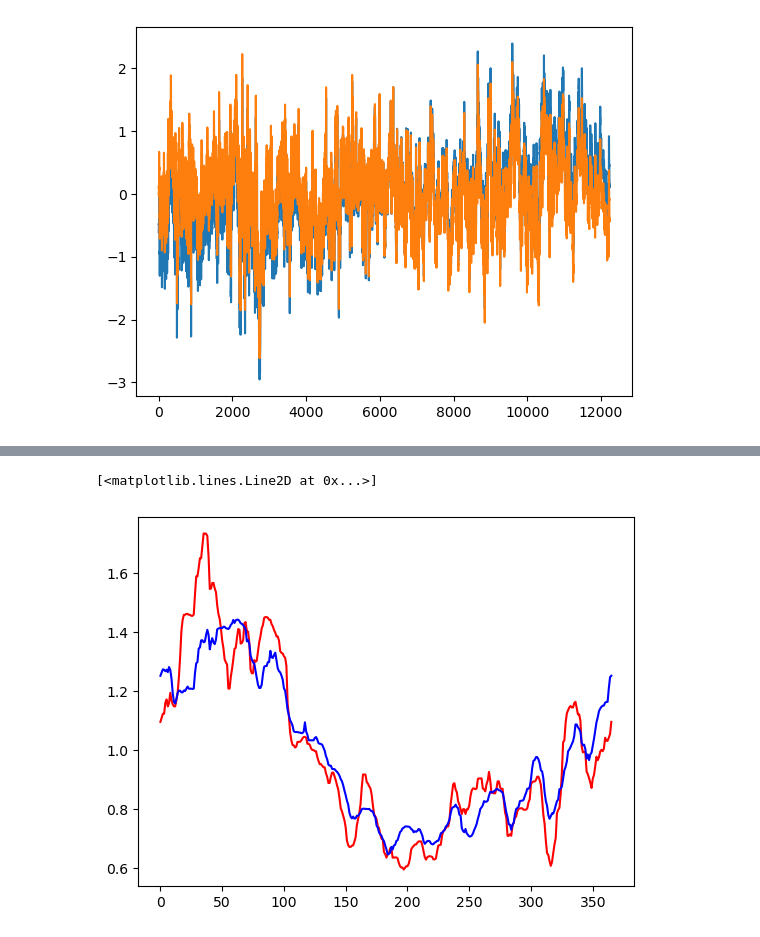
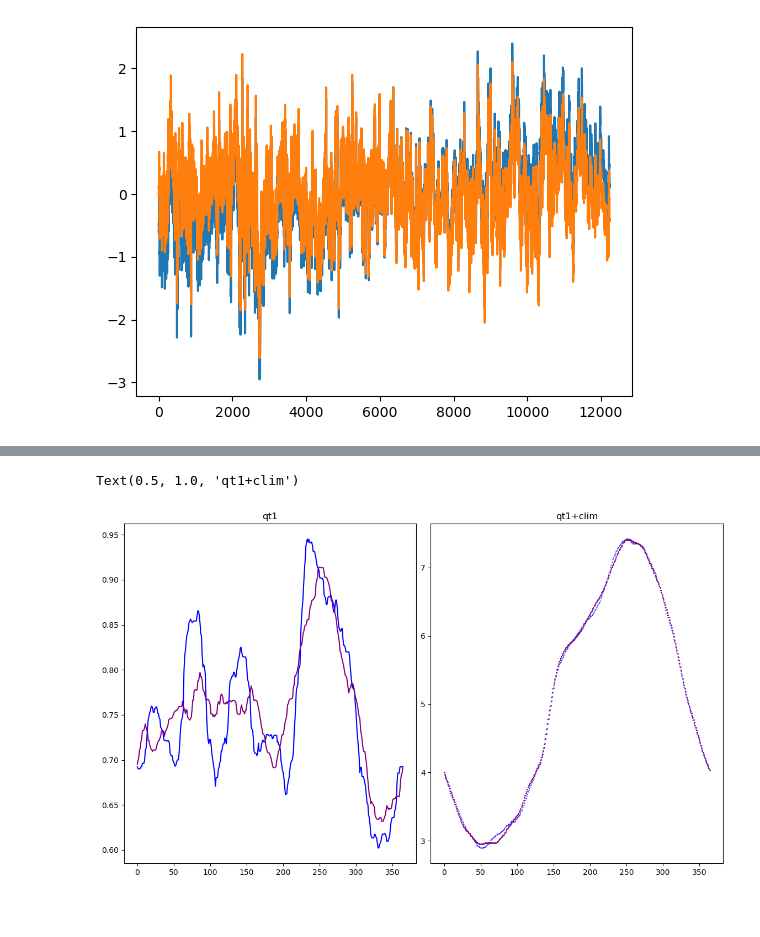
Before and after one commit to e-olson/MHW, a Jupyter notebook: MHW_Forecasts_New/checkOISSTDailyFiles.ipynb, the cells around one changed output, grey strips where cells are left out. Saved outputs shown, nothing was run; the diff lists cells and outputs as text; code cells hidden in the pictures; blank space fills up the shorter version.

```diff
--- a/MHW_Forecasts_New/checkOISSTDailyFiles.ipynb
+++ b/MHW_Forecasts_New/checkOISSTDailyFiles.ipynb
@@ -98,6 +124,13 @@ plt.plot(cSmooth.sst.isel(lat=jj+iy1,lon=ix1).values+fq.qt1[:-1,iy1,ix1]-20,'c.'
-# %%
-plt.plot(fq.qt1[:,iy2,ix2],'r-')
-plt.plot(fq.qt2[:,iy2,ix2],'b-')
-# %% [output]
-[<matplotlib.lines.Line2D at 0x...>]
-[figure, removed]
+# %%
+fig,ax=plt.subplots(1,2,figsize=(14,8),gridspec_kw={'hspace':.2,'wspace':.05})
+
+ax[0].plot(fqd15.qt1[:,iy1,ix1],'-',color='blue')
+ax[1].plot(cSmooth.sst.isel(lat=jj+iy1,lon=ix1).values+fqd15.qt1[:,iy1,ix1]-20,'.',color='blue',ms=1)
+ax[0].plot(fqd30.qt1[:,iy1,ix1],'-',color='purple')
+ax[1].plot(cSmooth.sst.isel(lat=jj+iy1,lon=ix1).values+fqd30.qt1[:,iy1,ix1]-20,'.',color='purple',ms=2)
+
+ax[0].set_title('qt1')
+ax[1].set_title('qt1+clim')
+# %% [output]
+Text(0.5, 1.0, 'qt1+clim')
+[figure, added]
```
Also changed, not shown: parts of 16 cells of this notebook, 29 other files.
